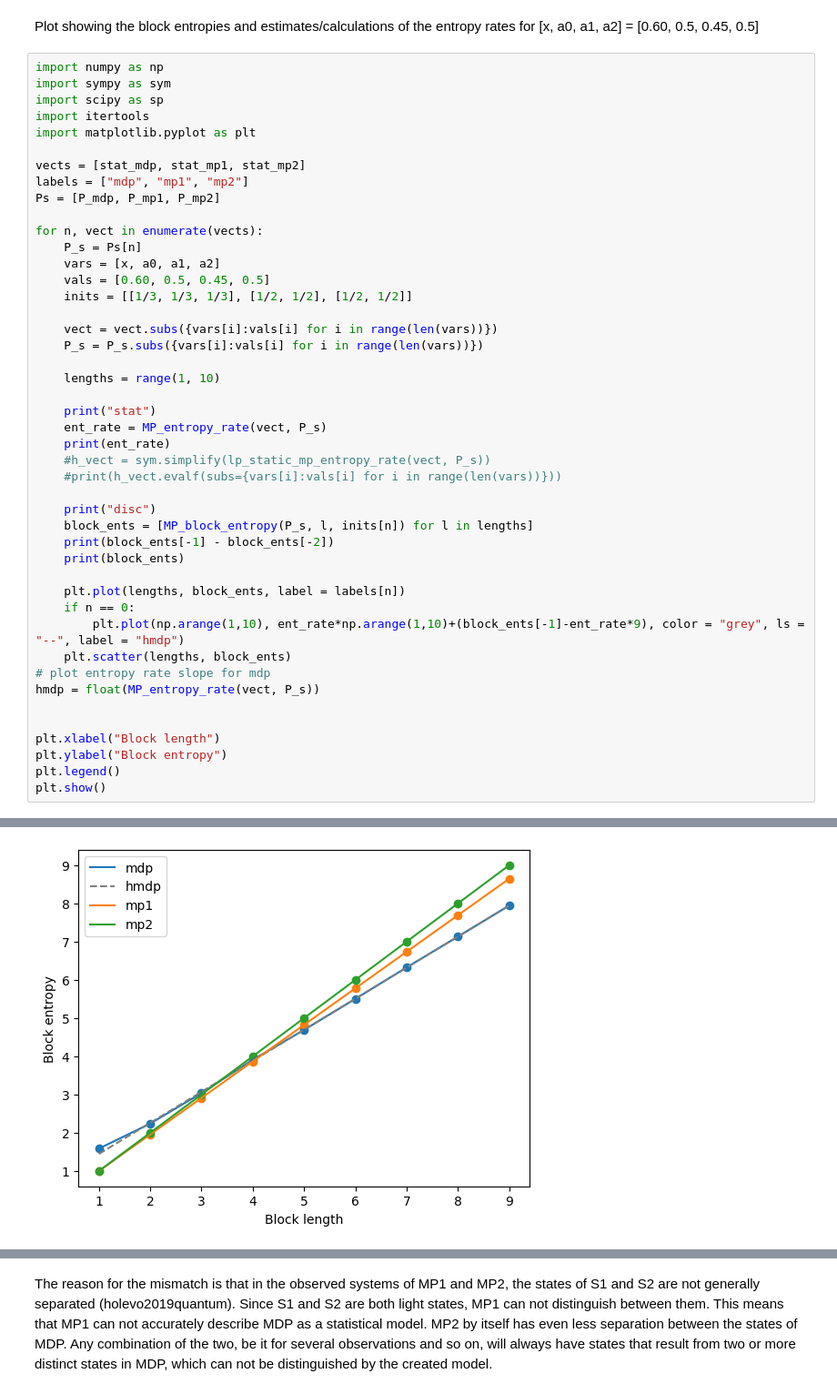
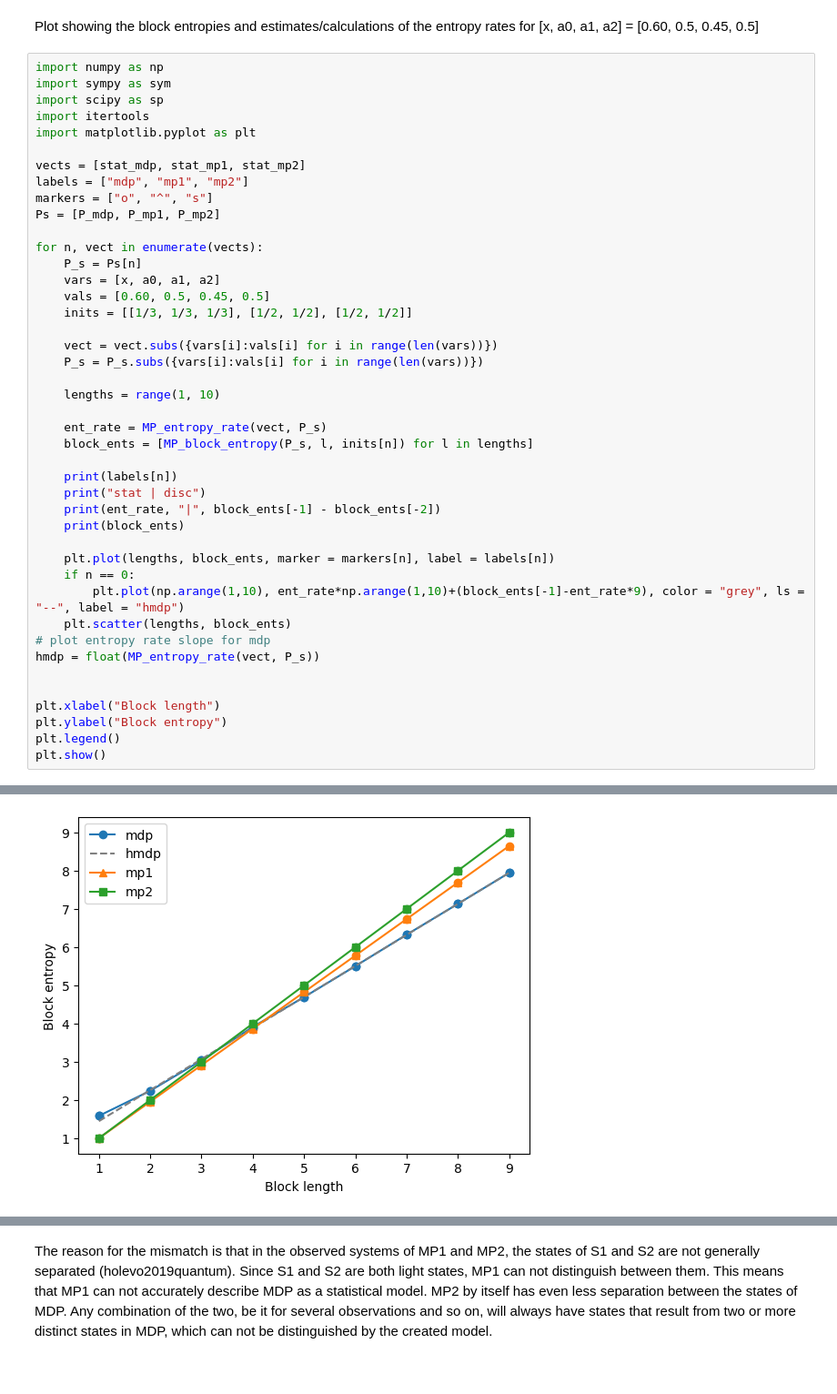
Before and after one commit to LukasPrader/BscThesis_Physics_uibk, a Jupyter notebook: POMDP_analysis.ipynb, the cells around one changed output, grey strips where cells are left out. Shown at 91% size. Drawn from its saved outputs; the diff is of its cells as text.

```diff
--- a/POMDP_analysis.ipynb
+++ b/POMDP_analysis.ipynb
@@ -422,6 +430,7 @@ import matplotlib.pyplot as plt
 
 vects = [stat_mdp, stat_mp1, stat_mp2]
 labels = ["mdp", "mp1", "mp2"]
+markers = ["o", "^", "s"]
 Ps = [P_mdp, P_mp1, P_mp2]
 
 for n, vect in enumerate(vects):
@@ -435,18 +444,15 @@ for n, vect in enumerate(vects):
 
     lengths = range(1, 10)
 
-    print("stat")
     ent_rate = MP_entropy_rate(vect, P_s)
-    print(ent_rate)
-    #h_vect = sym.simplify(lp_static_mp_entropy_rate(vect, P_s))
-    #print(h_vect.evalf(subs={vars[i]:vals[i] for i in range(len(vars))}))
+    block_ents = [MP_block_entropy(P_s, l, inits[n]) for l in lengths]
 
-    print("disc")
-    block_ents = [MP_block_entropy(P_s, l, inits[n]) for l in lengths]
-    print(block_ents[-1] - block_ents[-2])
+    print(labels[n])
+    print("stat | disc")
+    print(ent_rate, "|", block_ents[-1] - block_ents[-2])
     print(block_ents)
 
-    plt.plot(lengths, block_ents, label = labels[n])
+    plt.plot(lengths, block_ents, marker = markers[n], label = labels[n])
     if n == 0:
         plt.plot(np.arange(1,10), ent_rate*np.arange(1,10)+(block_ents[-1]-ent_rate*9), color = "grey", ls = "--", label = "hmdp")
     plt.scatter(lengths, block_ents)
@@ -476,2 +479,2 @@ disc
 [1.00000000000000, 1.99930272771582, 2.99860545543163, 3.99790818314745, 4.99721091086326, 5.99651363857908, 6.99581636629490, 7.99511909401069, 8.99442182172648]
-[figure, old version]
+[figure, new version]
```
Also changed, not shown: parts of 16 cells of this notebook, 5 other files.
